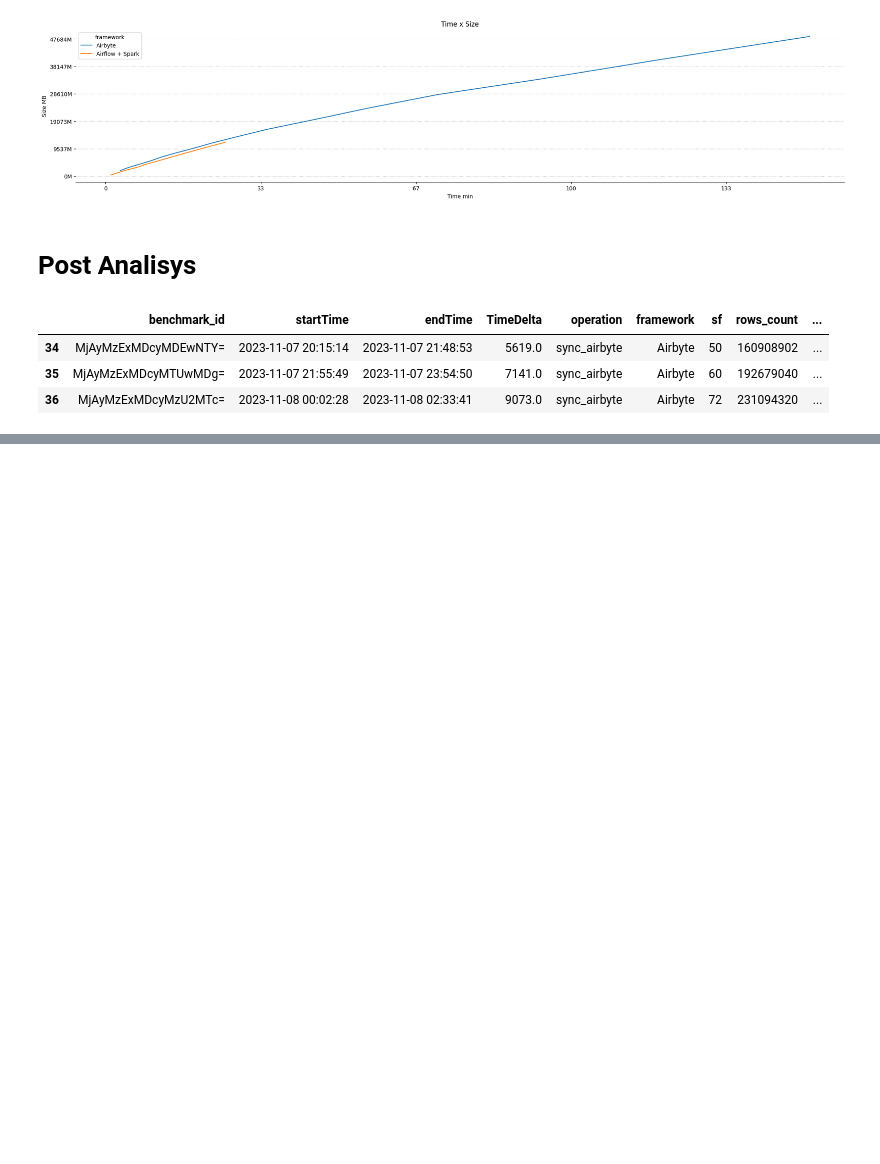
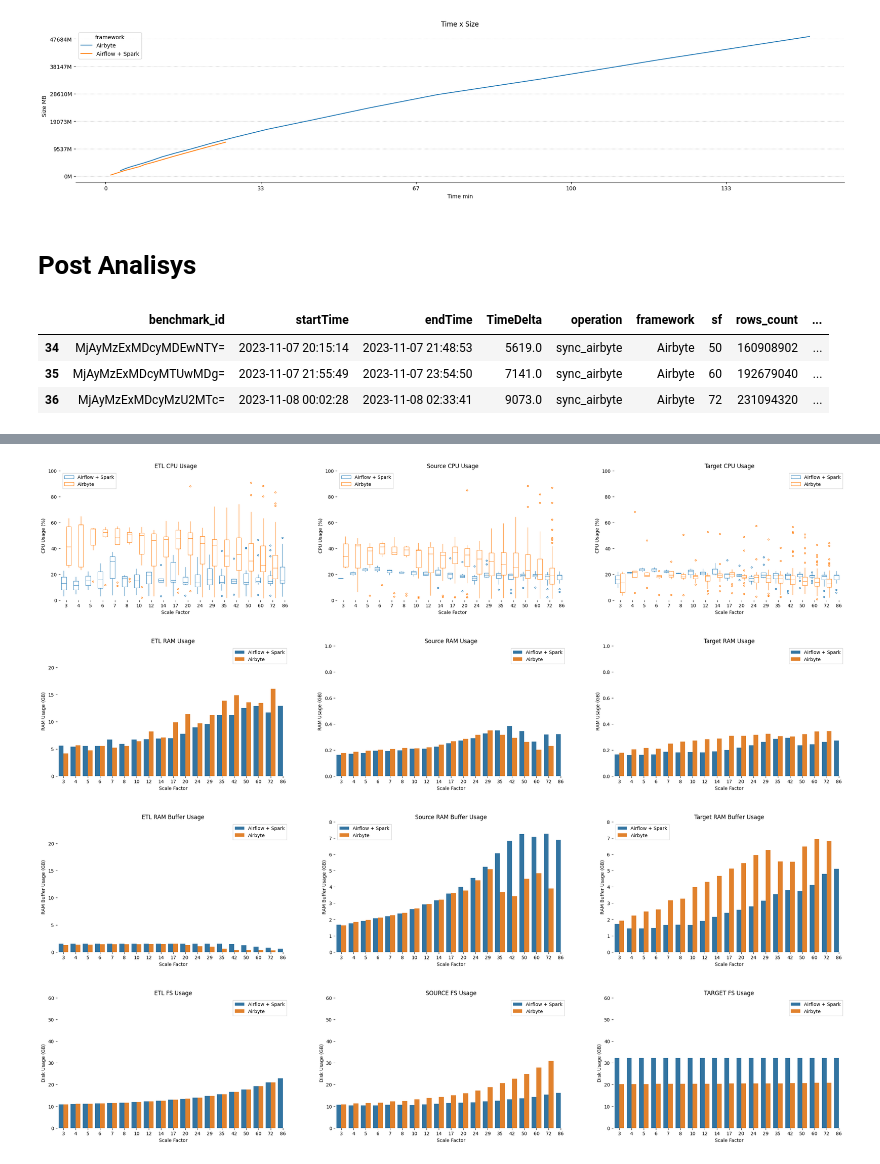
Before and after one commit to bombermal/TCC, a Jupyter notebook: Monitoring_VM/Retrieve/pre_analisys.ipynb, the cells around one changed output, grey strips where cells are left out. Saved outputs shown, nothing was run; the diff lists cells and outputs as text; code cells hidden in the pictures; blank space fills up the shorter version.

```diff
--- a/Monitoring_VM/Retrieve/pre_analisys.ipynb
+++ b/Monitoring_VM/Retrieve/pre_analisys.ipynb
@@ -363,0 +318,67 @@ for idx, ii in enumerate(melted_list):
+# %%
+# CPU
+fig, ax = plt.subplots(1, 3, figsize=(30, 5))
+mask = (df_cpu.instance == "AIRFLOW") | (df_cpu.instance == "AIRBYTE")
+sns.boxplot(df_cpu[mask], x='sf', y='cpu_usage', hue='framework', ax=ax[0],
+            fill=False, linewidth=.75, flierprops={"marker": "."}, showcaps=False
+            ).set(ylim=(0, 100), title="ETL CPU Usage", xlabel="Scale Factor", ylabel="CPU Usage (%)")
+ax[0].legend(fancybox=False)
+mask = df_cpu.instance == "SOURCE"
+sns.boxplot(df_cpu[mask], x='sf', y='cpu_usage', hue='framework', ax=ax[1],
+            fill=False, linewidth=.75, flierprops={"marker": "."}, showcaps=False
+            ).set(ylim=(0, 100), title="Source CPU Usage", xlabel="Scale Factor", ylabel="CPU Usage (%)")
+ax[1].legend(fancybox=False)
+mask = df_cpu.instance == "TARGET"
+sns.boxplot(df_cpu[mask], x='sf', y='cpu_usage', hue='framework', ax=ax[2],
+            fill=False, linewidth=.75, flierprops={"marker": "."}, showcaps=False
+            ).set(ylim=(0, 100), title="Target CPU Usage", xlabel="Scale Factor", ylabel="CPU Usage (%)")
+ax[2].legend(fancybox=False)
+sns.despine(left=True, bottom=True)
+plt.show()
+
+# RAM
+fig, ax = plt.subplots(1, 3, figsize=(30, 5))
+mask = (df_memory.instance == "AIRFLOW") | (df_memory.instance == "AIRBYTE")
+sns.barplot(df_memory[mask], x='sf', y='memory_usage', hue='framework', ax=ax[0], errorbar=None).set(ylim=(0,24), title="ETL RAM Usage", xlabel="Scale Factor", ylabel="RAM Usage (GB)")
+ax[0].legend(fancybox=False)
+mask = df_memory.instance == "SOURCE"
+sns.barplot(df_memory[mask], x='sf', y='memory_usage', hue='framework', ax=ax[1], errorbar=None).set(ylim=(0,1), title="Source RAM Usage", xlabel="Scale Factor", ylabel="RAM Usage (GB)")
+ax[1].legend(fancybox=False)
+mask = df_memory.instance == "TARGET"
+sns.barplot(df_memory[mask], x='sf', y='memory_usage', hue='framework', ax=ax[2], errorbar=None).set(ylim=(0,1), title="Target RAM Usage", xlabel="Scale Factor", ylabel="RAM Usage (GB)")
+ax[2].legend(fancybox=False)
+sns.despine(left=True, bottom=True)
+plt.show()
+
+# RAM Buffer
+fig, ax = plt.subplots(1, 3, figsize=(30, 5))
+mask = (df_buffer.instance == "AIRFLOW") | (df_buffer.instance == "AIRBYTE")
+sns.barplot(df_buffer[mask], x='sf', y='memory_buffer', hue='framework', ax=ax[0], errorbar=None).set(ylim=(0,24), title="ETL RAM Buffer Usage", xlabel="Scale Factor", ylabel="RAM Buffer Usage (GB)")
+ax[0].legend(fancybox=False)
+mask = df_buffer.instance == "SOURCE"
+sns.barplot(df_buffer[mask], x='sf', y='memory_buffer', hue='framework', ax=ax[1], errorbar=None).set(ylim=(0,8), title="Source RAM Buffer Usage", xlabel="Scale Factor", ylabel="RAM Buffer Usage (GB)")
+ax[1].legend(fancybox=False)
+mask = df_buffer.instance == "TARGET"
+sns.barplot(df_buffer[mask], x='sf', y='memory_buffer', hue='framework', ax=ax[2], errorbar=None).set(ylim=(0,8), title="Target RAM Buffer Usage", xlabel="Scale Factor", ylabel="RAM Buffer Usage (GB)")
+ax[2].legend(fancybox=False)
+sns.despine(left=True, bottom=True)
+plt.show()
+
+# Filesystem
+fig, ax = plt.subplots(1, 3, figsize=(30, 5))
+mask = (df_fs.instance == "AIRFLOW") | (df_fs.instance == "AIRBYTE")
+sns.barplot(df_fs[mask], x='sf', y='filesystem_size', hue='framework', ax=ax[0], errorbar=None).set(ylim=(0,60), title="ETL FS Usage", xlabel="Scale Factor", ylabel="Disk Usage (GB)")
+ax[0].legend(fancybox=False)
+mask = df_fs.instance == "SOURCE"
+sns.barplot(df_fs[mask], x='sf', y='filesystem_size', hue='framework', ax=ax[1], errorbar=None).set(ylim=(0,60), title="SOURCE FS Usage", xlabel="Scale Factor", ylabel="Disk Usage (GB)")
+ax[1].legend(fancybox=False)
+mask = df_fs.instance == "TARGET"
+sns.barplot(df_fs[mask], x='sf', y='filesystem_size', hue='framework', ax=ax[2], errorbar=None).set(ylim=(0,60), title="TARGET FS Usage", xlabel="Scale Factor", ylabel="Disk Usage (GB)")
+ax[2].legend(fancybox=False)
+sns.despine(left=True, bottom=True)
+plt.show()
+# %% [output]
+[figure, added]
+[figure, added]
+[figure, added]
+[figure, added]
```
Also changed, not shown: parts of 4 cells of this notebook.
